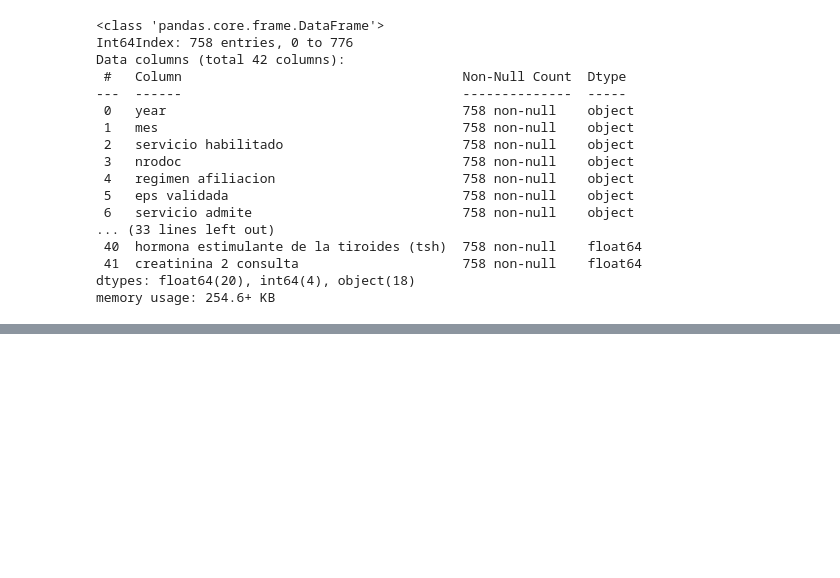
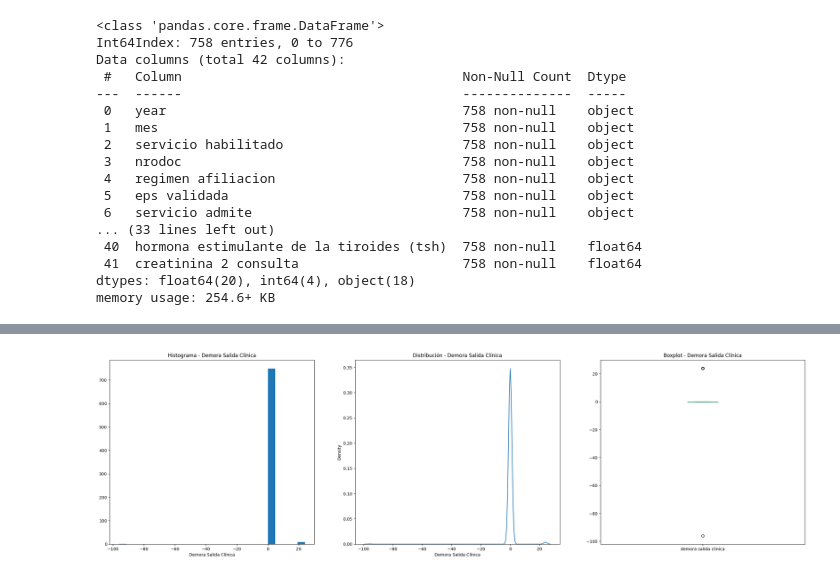
Before and after one commit to allisonpg12/analitica3proyecto3, a Jupyter notebook: CASO_SALUD_APG_AVRQ_MIVZ.ipynb, the cells around one changed output, grey strips where cells are left out. Cells and saved outputs as stored; diff of their text form; code cells hidden in the pictures; blank space fills up the shorter version.

```diff
--- a/CASO_SALUD_APG_AVRQ_MIVZ.ipynb
+++ b/CASO_SALUD_APG_AVRQ_MIVZ.ipynb
@@ -418,0 +554,20 @@ memory usage: 254.6+ KB
+# %%
+# Demora en salida de la clínica
+plt.figure(figsize=(30, 8))
+
+plt.subplot(1,3,1)
+plt.hist(dfnum['demora salida clinica'],25)
+plt.xlabel('Demora Salida Clínica')
+plt.title('Histograma - Demora Salida Clínica')
+
+plt.subplot(1,3,2)
+sns.kdeplot(x = "demora salida clinica", data = dfnum)
+plt.xlabel('Demora Salida Clínica')
+plt.title('Distribución - Demora Salida Clínica')
+
+plt.subplot(1,3,3)
+dfnum['demora salida clinica'].plot(kind='box')
+plt.title('Boxplot - Demora Salida Clínica')
+plt.show()
+# %% [output]
+[figure, added]
```
Also changed, not shown: parts of 51 cells of this notebook.
